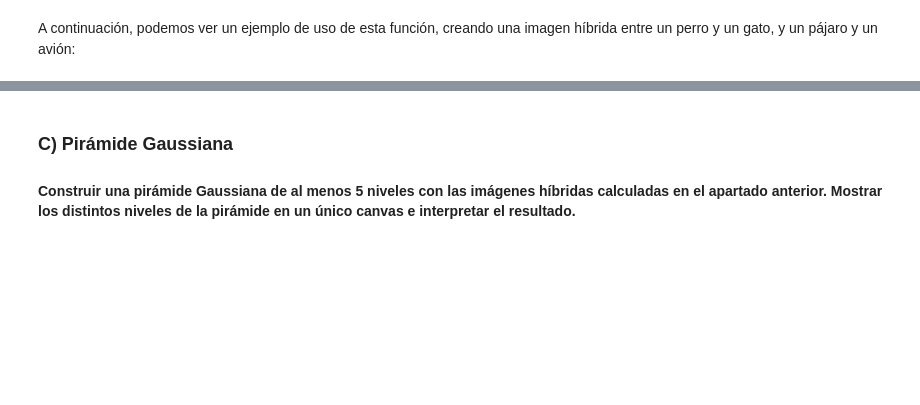
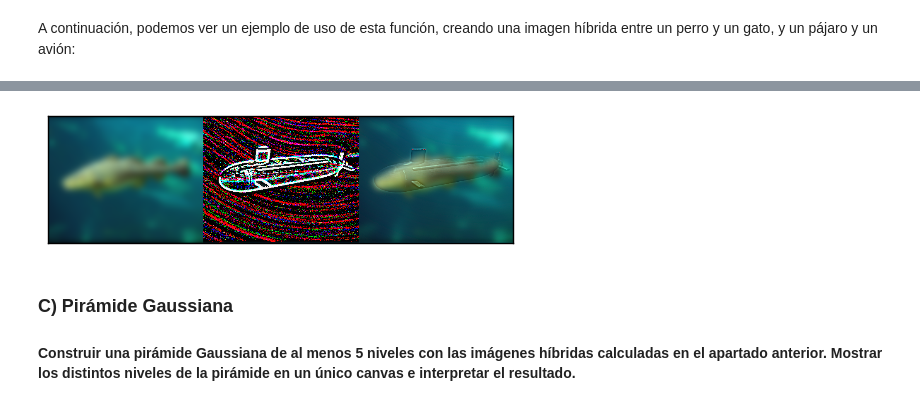
Before and after one commit to BraulioV/Computer-Vision, a Jupyter notebook: Practica1/Filtrado y Muestreo.ipynb, the cells around one changed output, grey strips where cells are left out. Saved outputs shown, nothing was run; the diff lists cells and outputs as text; code cells hidden in the pictures; blank space fills up the shorter version.

```diff
--- a/Practica1/Filtrado y Muestreo.ipynb
+++ b/Practica1/Filtrado y Muestreo.ipynb
@@ -398,3 +433,12 @@ pajaro_avion = make_hybrid_image(bird,plane, 8, 1.5, True)
+# %%
+submarine = cv2.imread('data/submarine.bmp', flags=cv2.IMREAD_COLOR)
+
+fish_submarine = make_hybrid_image(fish, submarine,
+                           smoothing_mask_sigma = 8,
+                           sharpering_mask_sigma = 3,
+                           show_images = True)
+# %% [output]
+[figure, added]
 # %% [markdown]
 ### C) Pirámide Gaussiana
 
```
Also changed, not shown: parts of 13 cells of this notebook, 2 other files.
